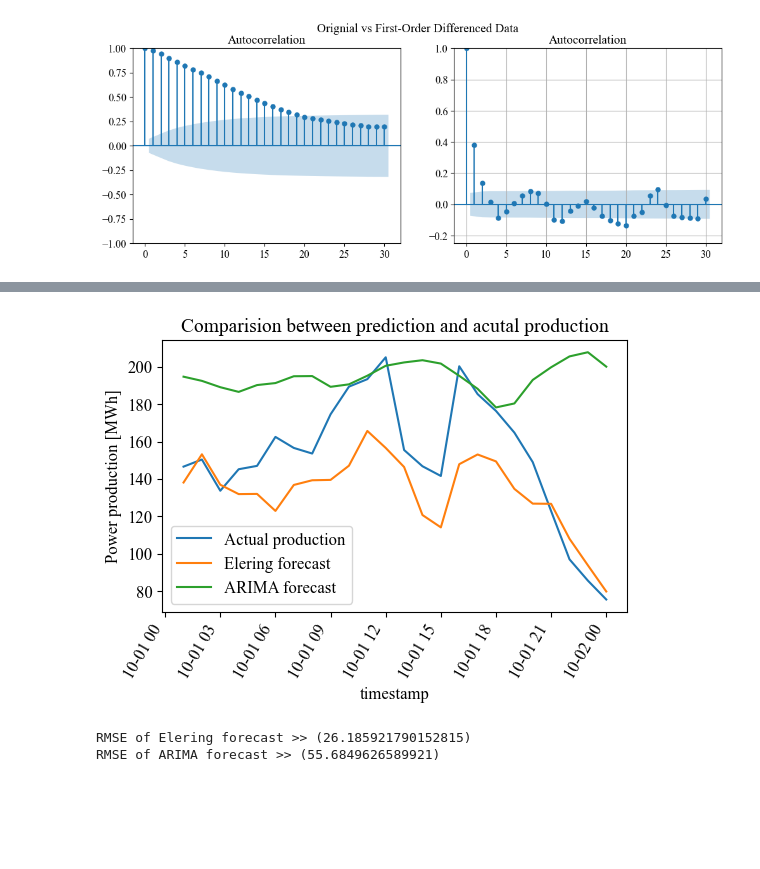
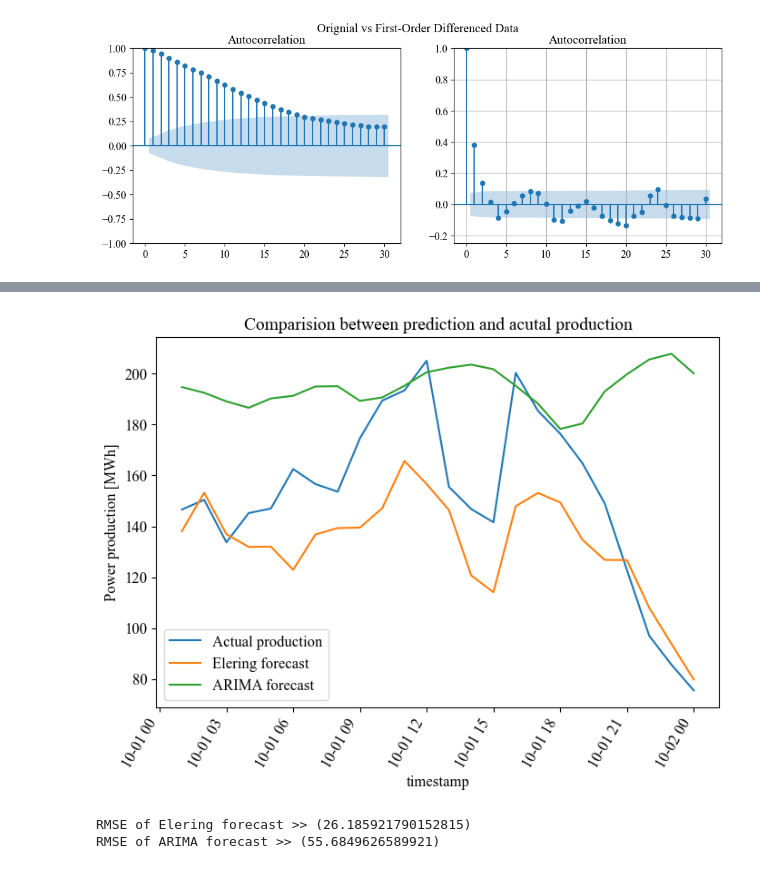
Before and after one commit to HyuntaeKR/enereng2023, a Jupyter notebook: ARIMA.ipynb, the cells around one changed output, grey strips where cells are left out. Drawn from its saved outputs; the diff is of its cells as text; code cells hidden in the pictures; blank space fills up the shorter version.

```diff
--- a/ARIMA.ipynb
+++ b/ARIMA.ipynb
@@ -25,7 +25,7 @@ mpl.rcParams["axes.labelsize"] = 12
 mpl.rcParams["xtick.labelsize"] = 12
 mpl.rcParams["ytick.labelsize"] = 12
 
-plt.rcParams["figure.figsize"] = (6.4, 4.8)
+plt.rcParams["figure.figsize"] = (10, 8)
 plt.rcParams["font.family"] = "Times New Roman"
 # %%
 # Import wind production data for September 2023
@@ -207,20 +207,20 @@ wp_forecast_arima = model_opti_fit.predict(wp_prod_test.index[0],
                                                wp_prod_test.index[-1])
 # %%
 # Plot the prediction results.
-fig4 = plt.figure(figsize=(6, 4))
+fig4 = plt.figure(figsize=(8, 6))
 plt.plot(data_test.index, wp_prod_test, label="Actual production")
 plt.plot(data_test.index, wp_forecast_brp_test, label="Elering forecast")
 wp_forecast_arima.plot(label="ARIMA forecast")
 # plt.plot(data_test.index, wp_forecast_arima[:, 1], label="ARIMA predicted production")
 plt.title("Comparision between prediction and acutal production")
 plt.xlabel("timestamp")
 plt.xticks(rotation=60)
 plt.ylabel("Power production [MWh]")
 plt.legend(loc="best")
 fig4.savefig("./Data/Figure4.png")
 plt.show()
 # %% [output]
-[figure, old version]
+[figure, new version]
 # %%
 # Evaluate the prediction by RMSE value.
 RMSE_ELERING = np.sqrt(mean_squared_error(wp_prod_test, wp_forecast_brp_test))
```
Also changed, not shown: parts of 5 cells of this notebook, 4 other files.
